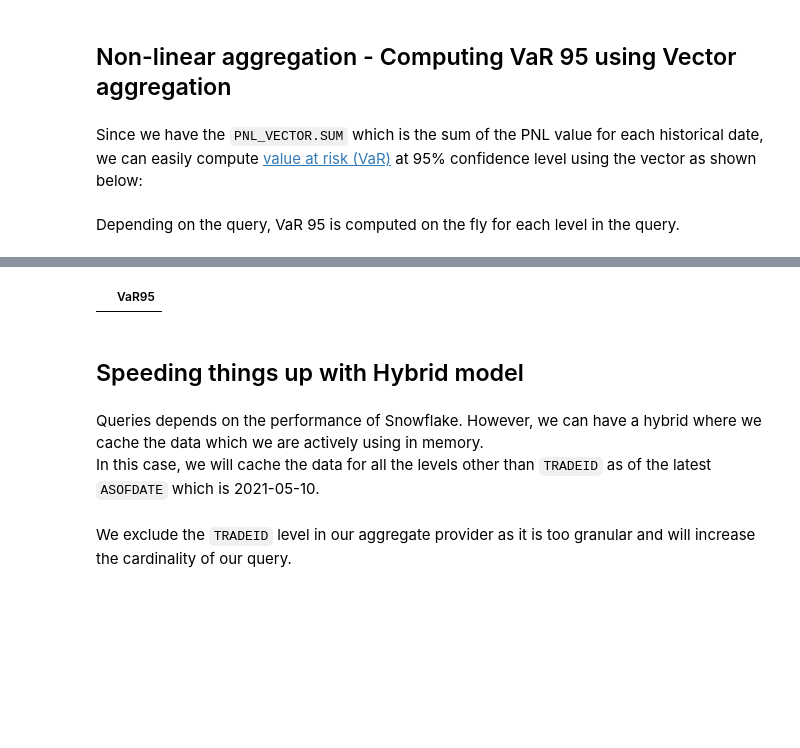
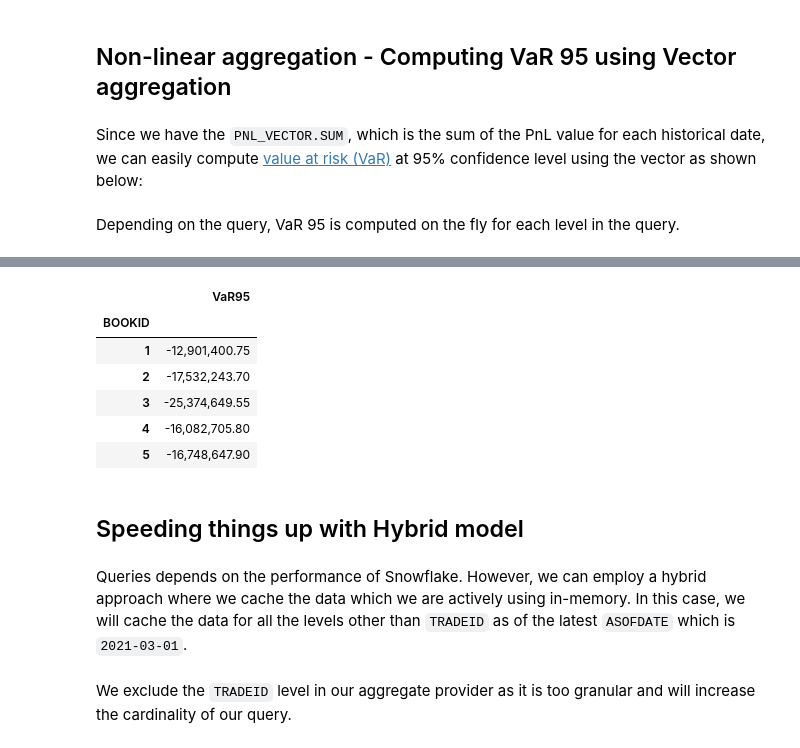
Before and after one commit to atoti/atoti, a Jupyter notebook: 02-technical-guides/directquery-vector/main.ipynb, the cells around one changed output, grey strips where cells are left out. Cells and saved outputs as stored; diff of their text form; code cells hidden in the pictures; blank space fills up the shorter version.

```diff
--- a/02-technical-guides/directquery-vector/main.ipynb
+++ b/02-technical-guides/directquery-vector/main.ipynb
@@ -228,7 +351,7 @@ Tips:
 # %%
 # os.environ["SNOWFLAKE_ACCOUNT_IDENTIFIER"] = SDLWLHU-XO19970
 connection_info = SnowflakeConnectionInfo(
-    f"jdbc:snowflake://{os.environ['SNOWFLAKE_ACCOUNT_IDENTIFIER']}.snowflakecomputing.com/?user=APP_USER",
+    f"jdbc:snowflake://{os.environ['SNOWFLAKE_ACCOUNT_IDENTIFIER']}.snowflakecomputing.com/?user={os.environ['SNOWFLAKE_USERNAME']}&role={os.environ['SNOWFLAKE_ROLE']}&warehouse={os.environ['SNOWFLAKE_WAREHOUSE']}&database={os.environ['SNOWFLAKE_DATABASE']}&schema={os.environ['SNOWFLAKE_SCHEMA']}",
     password=os.environ["SNOWFLAKE_PASSWORD"],
 )
 
@@ -335,12 +458,12 @@ session.widget
 # %% [markdown]
 ## Non-linear aggregation - Computing VaR 95 using Vector aggregation
 # %% [markdown]
-Since we have the `PNL_VECTOR.SUM` which is the sum of the PNL value for each historical date, we can easily compute [value at risk (VaR)](https://www.investopedia.com/articles/04/092904.asp) at 95% confidence level using the vector as shown below:
+Since we have the `PNL_VECTOR.SUM`, which is the sum of the PnL value for each historical date, we can easily compute [value at risk (VaR)](https://www.investopedia.com/articles/04/092904.asp) at 95% confidence level using the vector as shown below:
 # %%
 m["VaR95"] = tt.array.quantile(m["PNL_VECTOR.SUM"], 1 - 0.95)
 # %% [markdown]
 Depending on the query, VaR 95 is computed on the fly for each level in the query.
 # %%
 %%time
-cube.query(m["VaR95"], levels=[l["BOOKID"]], filter=(l["ASOFDATE"] == "2021-05-10"))
+cube.query(m["VaR95"], levels=[l["BOOKID"]], filter=(l["ASOFDATE"] == "2021-03-01"))
 # %% [output]
@@ -349,9 +472,14 @@ Wall time: 267 ms
 |  | VaR95 |
+| BOOKID |  |
+| 1 | -12,901,400.75 |
+| 2 | -17,532,243.70 |
+| 3 | -25,374,649.55 |
+| 4 | -16,082,705.80 |
+| 5 | -16,748,647.90 |
 # %% [markdown]
 ## Speeding things up with Hybrid model
 # %% [markdown]
-Queries depends on the performance of Snowflake. However, we can have a hybrid where we cache the data which we are actively using in memory.
-In this case, we will cache the data for all the levels other than `TRADEID` as of the latest `ASOFDATE` which is 2021-05-10.
+Queries depends on the performance of Snowflake. However, we can employ a hybrid approach where we cache the data which we are actively using in-memory. In this case, we will cache the data for all the levels other than `TRADEID` as of the latest `ASOFDATE` which is `2021-03-01`.
 # %%
 from datetime import date
 
```
Also changed, not shown: parts of 54 cells of this notebook, 3 other files.
